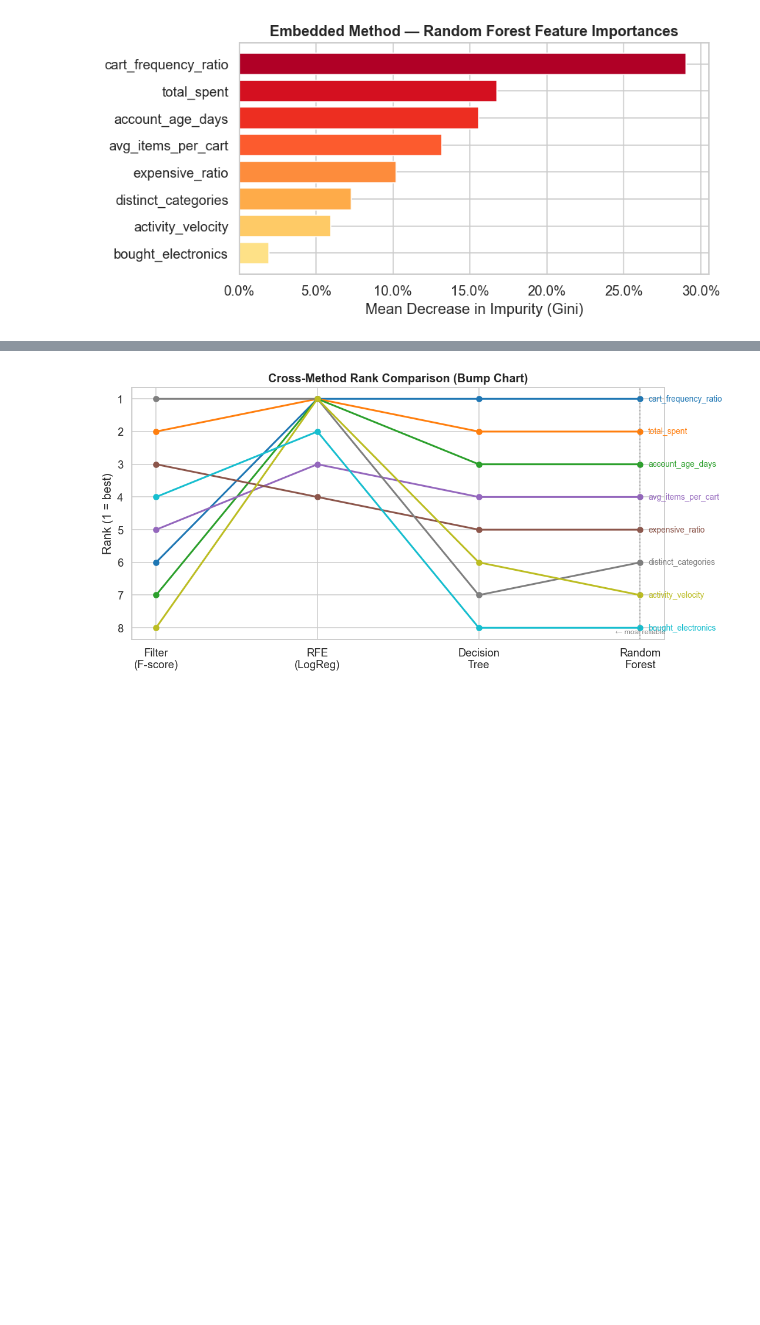
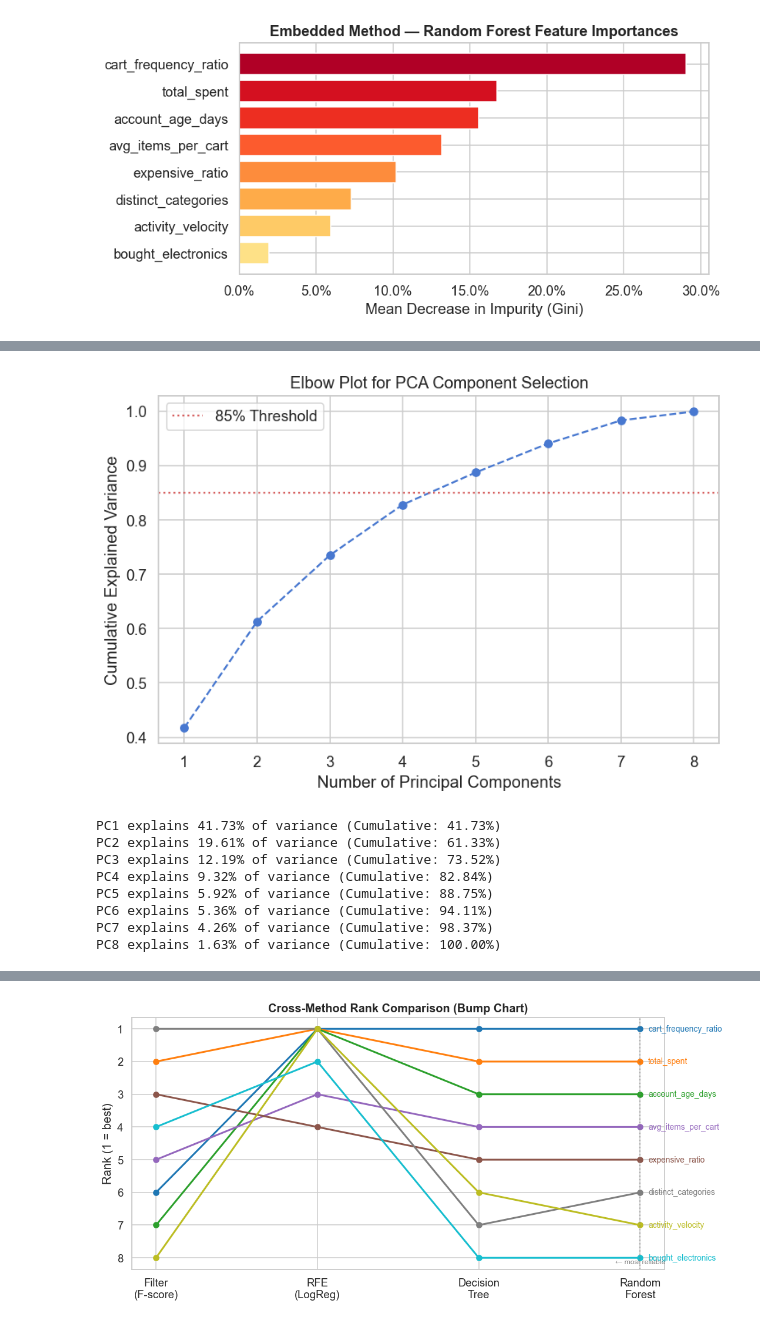
Before and after one commit to samizepol/Churn_predictor, a Jupyter notebook: notebooks/eda_and_selection.ipynb, the cells around one changed output, grey strips where cells are left out. Saved outputs shown, nothing was run; the diff lists cells and outputs as text; code cells hidden in the pictures; blank space fills up the shorter version.

```diff
--- a/notebooks/eda_and_selection.ipynb
+++ b/notebooks/eda_and_selection.ipynb
@@ -414,0 +436,30 @@ plt.show()
+# %%
+
+# ELBOW PLOT
+pca_full = PCA()
+pca_full.fit(X_scaled)
+cumulative_variance = np.cumsum(pca_full.explained_variance_ratio_)
+
+plt.figure(figsize=(8, 5))
+plt.plot(range(1, len(cumulative_variance) + 1), cumulative_variance, marker='o', linestyle='--', color='b')
+plt.title('Elbow Plot for PCA Component Selection')
+plt.xlabel('Number of Principal Components')
+plt.ylabel('Cumulative Explained Variance')
+plt.axhline(y=0.85, color='r', linestyle=':', label='85% Threshold')
+plt.grid(True)
+plt.legend()
+plt.show()
+
+# Print metrics
+for i, ratio in enumerate(pca_full.explained_variance_ratio_):
+    print(f"PC{i+1} explains {ratio*100:.2f}% of variance (Cumulative: {cumulative_variance[i]*100:.2f}%)")
+# %% [output]
+[figure, added]
+PC1 explains 41.73% of variance (Cumulative: 41.73%)
+PC2 explains 19.61% of variance (Cumulative: 61.33%)
+PC3 explains 12.19% of variance (Cumulative: 73.52%)
+PC4 explains 9.32% of variance (Cumulative: 82.84%)
+PC5 explains 5.92% of variance (Cumulative: 88.75%)
+PC6 explains 5.36% of variance (Cumulative: 94.11%)
+PC7 explains 4.26% of variance (Cumulative: 98.37%)
+PC8 explains 1.63% of variance (Cumulative: 100.00%)
```
Also changed, not shown: parts of 13 cells of this notebook, 1 other file.
